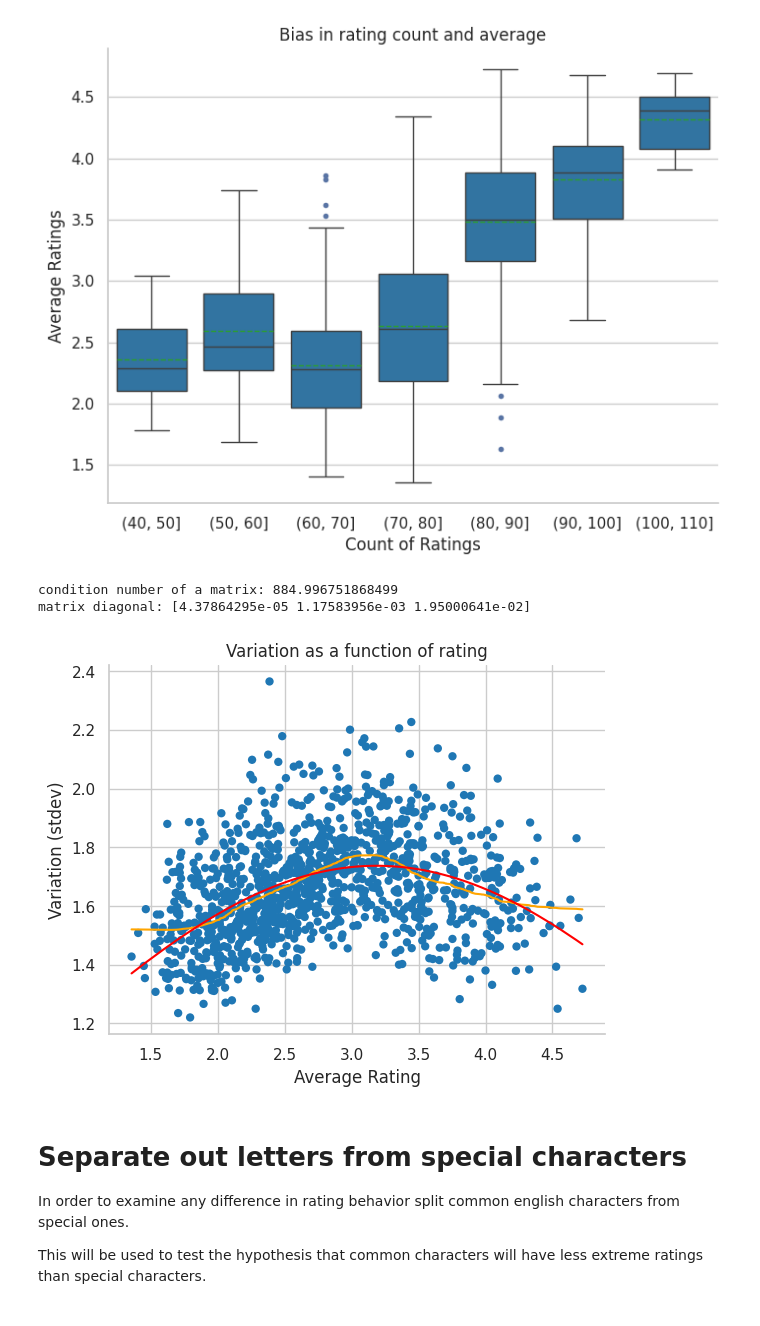
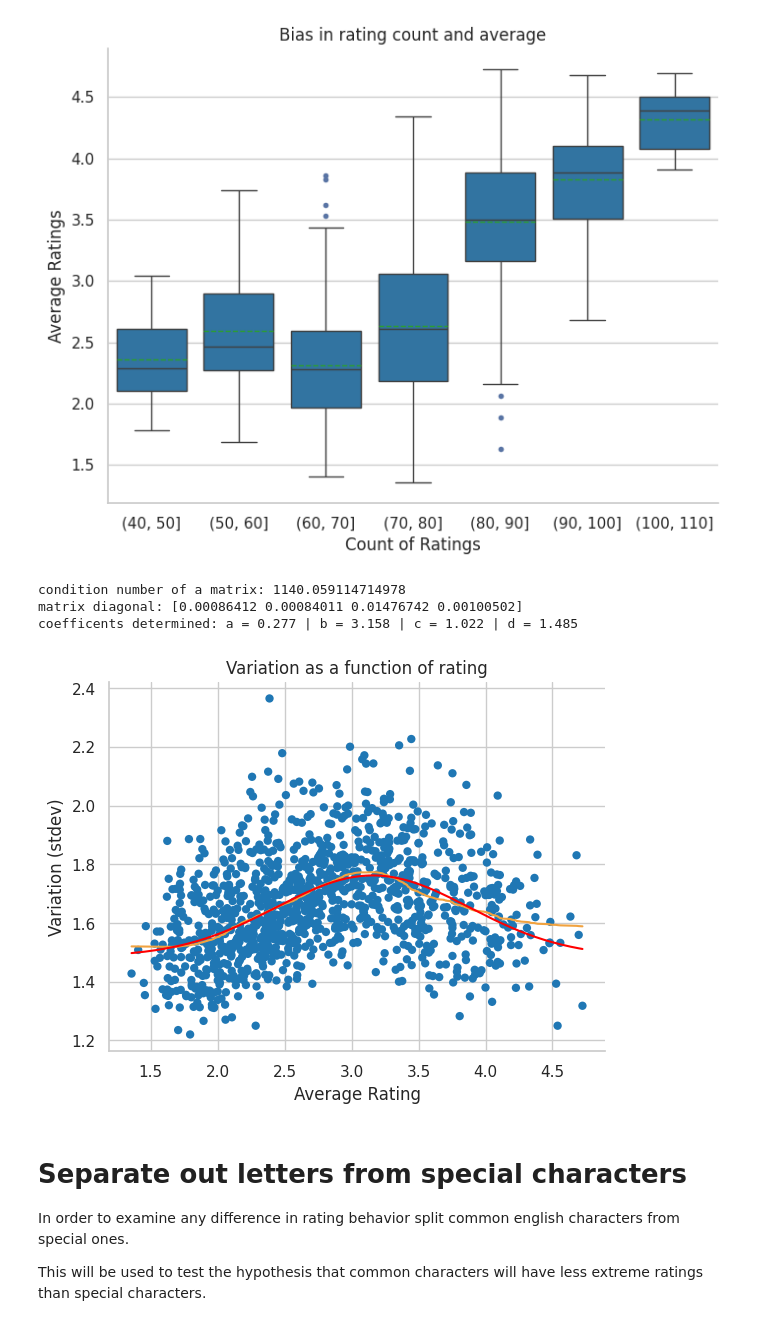
Before and after one commit to Nate-Sheibley/favorite_letters, a Jupyter notebook: favorite_letters.ipynb, the cells around one changed output. Saved outputs shown, nothing was run; the diff lists cells and outputs as text; code cells hidden in the pictures.

```diff
--- a/favorite_letters.ipynb
+++ b/favorite_letters.ipynb
@@ -356,40 +356,44 @@ var_avg_df = data.loc[:, used_columns]
 var_avg_df['savgol_filter_stdev'] = signal.savgol_filter(data['standard dev.'], 175, 1)
 var_avg_df['double_savgol_stdev'] = signal.savgol_filter(var_avg_df['savgol_filter_stdev'], 175, 3)
 # %%
-def func(x, a, b, c):
+def func(x, a, b, c, d):
     # a: amplitude of the peak
-    # b: x-offset of the peak
+    # b: x offset of the peak
     # c: steepness of the peak
-    # d: y offset of the peak - ommited as it would not fit well
-    return a* np.exp( -( (x-b) **2) / (c **2)) # + d
+    # d: y offset of the peak
+    return a* np.exp( -(x-b) **2 / (c **2)) + d
 xdata = var_avg_df['average']
 ydata = var_avg_df['standard dev.']
-popt, pcov = curve_fit(func, xdata, ydata)
+# Guess provided from double savgol filter
+initial_guess = [0.2, 3.0, 1, 1.5]
+popt, pcov = curve_fit(func, xdata, ydata, p0=initial_guess)
 df_model_avgstdev = pd.DataFrame({'modelx':xdata, 'calcy':func(xdata, *popt)})
 print('condition number of a matrix:', np.linalg.cond(pcov))
 print('matrix diagonal:', np.diag(pcov))
+print('coefficents determined:', 'a =', round(popt[0],3), '| b =', round(popt[1],3), '| c =', round(popt[2],3), '| d =', round(popt[3],3))
 # %% [output]
-condition number of a matrix: 884.996751868499
-matrix diagonal: [4.37864295e-05 1.17583956e-03 1.95000641e-02]
+condition number of a matrix: 1140.059114714978
+matrix diagonal: [0.00086412 0.00084011 0.01476742 0.00100502]
+coefficents determined: a = 0.277 | b = 3.158 | c = 1.022 | d = 1.485
 # %%
 # Set up the matplotlib figure
 fig, ax= plt.subplots()
 
 # Draw a the base scatterplot
 sns.scatterplot(data=var_avg_df,  y='standard dev.', x='average',
                 edgecolor="none")
 # Draw the savgol filtered data to show a trend
-sns.lineplot(data=var_avg_df,  y='double_savgol_stdev', x='average', color= 'orange')
+sns.lineplot(data=var_avg_df,  y='double_savgol_stdev', x='average', color= '#f1a340')
 sns.lineplot(data=df_model_avgstdev, y='calcy', x='modelx', color= 'red')
 
 # Finalize the ax1
 ax.set_xlabel("Average Rating")
 ax.set_ylabel("Variation (stdev)")
 ax.set_title("Variation as a function of rating")
 sns.despine()
 fig.savefig("images/avg_stdev_scatter")
 # %% [output]
-[figure, old version]
+[figure, new version]
 # %% [markdown]
 # Separate out letters from special characters
 In order to examine any difference in rating behavior split common english characters from special ones.
```
Also changed, not shown: 1 other file.
